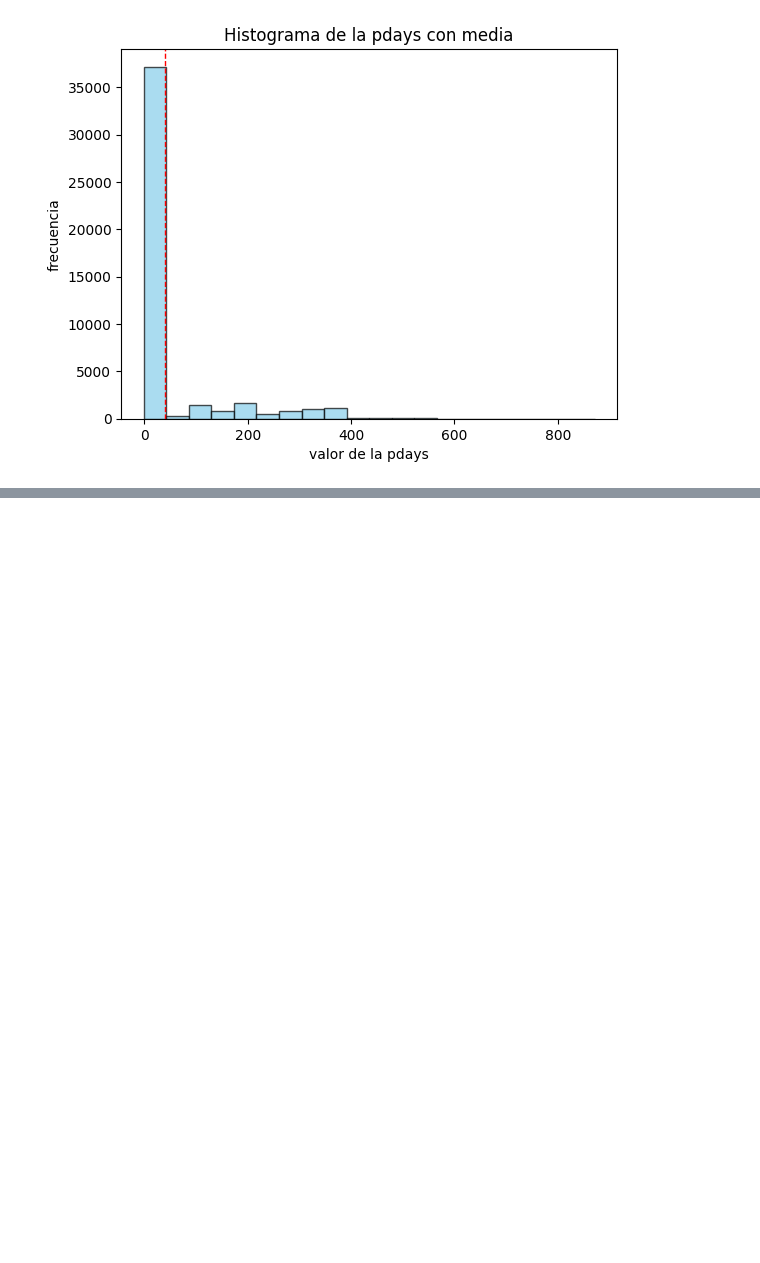
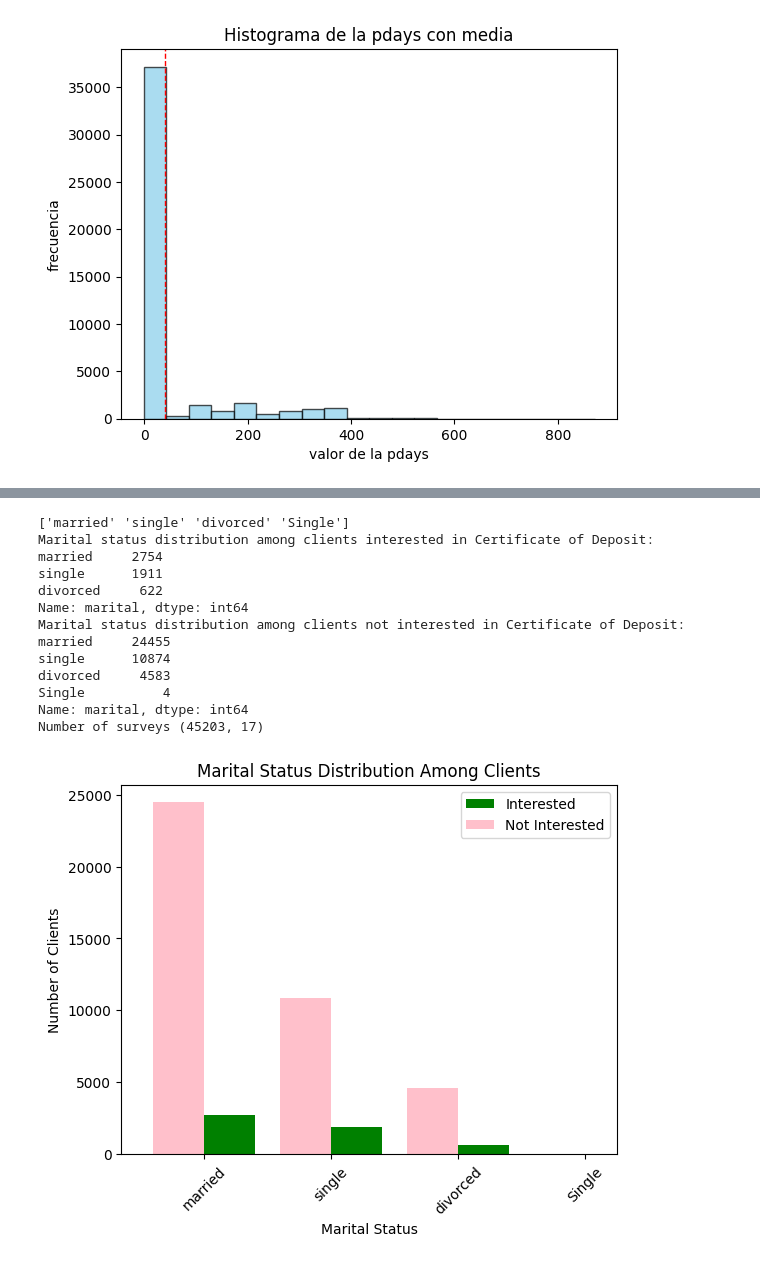
Before and after one commit to AndrewsJascoro/DataAnalyts_Mintic_Talento_Tech, a Jupyter notebook: Data_Cleaning_Tutorial.ipynb, the cells around one changed output, grey strips where cells are left out. Cells and saved outputs as stored; diff of their text form; code cells hidden in the pictures; blank space fills up the shorter version.

```diff
--- a/Data_Cleaning_Tutorial.ipynb
+++ b/Data_Cleaning_Tutorial.ipynb
@@ -1624,0 +1738,53 @@ plt.show()
+# %%
+import pandas as pd
+import matplotlib.pyplot as plt
+
+# Define the path for the Parquet file
+parquet_file_path = "dataset_banco_101_cleaned_copy.parquet"
+
+# Read the Parquet file into a pandas DataFrame
+df = pd.read_parquet(parquet_file_path)
+
+# Replace 'div.' and 'DIVORCED' with 'divorced' in the 'marital' column
+df['marital'] = df['marital'].replace(['div.', 'DIVORCED'], 'divorced')
+
+unique_marital_status = df['marital'].unique()
+print(unique_marital_status)
+
+# Filter the DataFrame for clients interested and not interested in the certificate of deposit
+interested_clients = df[df['y'] == 'yes']
+not_interested_clients = df[df['y'] == 'no']
+
+# Count the distribution of marital status among interested and not interested clients and print
+interested_marital_distribution = interested_clients['marital'].value_counts()
+not_interested_marital_distribution = not_interested_clients['marital'].value_counts()
+print("Marital status distribution among clients interested in Certificate of Deposit:")
+print(interested_marital_distribution)
+print("Marital status distribution among clients not interested in Certificate of Deposit:")
+print(not_interested_marital_distribution)
+print('Number of surveys' ,df.shape)
+# Plot the distribution of marital status among interested and not interested clients
+fig, ax = plt.subplots()
+interested_marital_distribution.plot(kind='bar', color='green', ax=ax, position=0, width=0.4, label='Interested')
+not_interested_marital_distribution.plot(kind='bar', color='pink', ax=ax, position=1, width=0.4, label='Not Interested')
+plt.title('Marital Status Distribution Among Clients')
+plt.xlabel('Marital Status')
+plt.ylabel('Number of Clients')
+plt.xticks(rotation=45)
+plt.legend()
+plt.show()
+# %% [output]
+['married' 'single' 'divorced' 'Single']
+Marital status distribution among clients interested in Certificate of Deposit:
+married     2754
+single      1911
+divorced     622
+Name: marital, dtype: int64
+Marital status distribution among clients not interested in Certificate of Deposit:
+married     24455
+single      10874
+divorced     4583
+Single          4
+Name: marital, dtype: int64
+Number of surveys (45203, 17)
+[figure, added]
```
Also changed, not shown: parts of 25 cells of this notebook.
